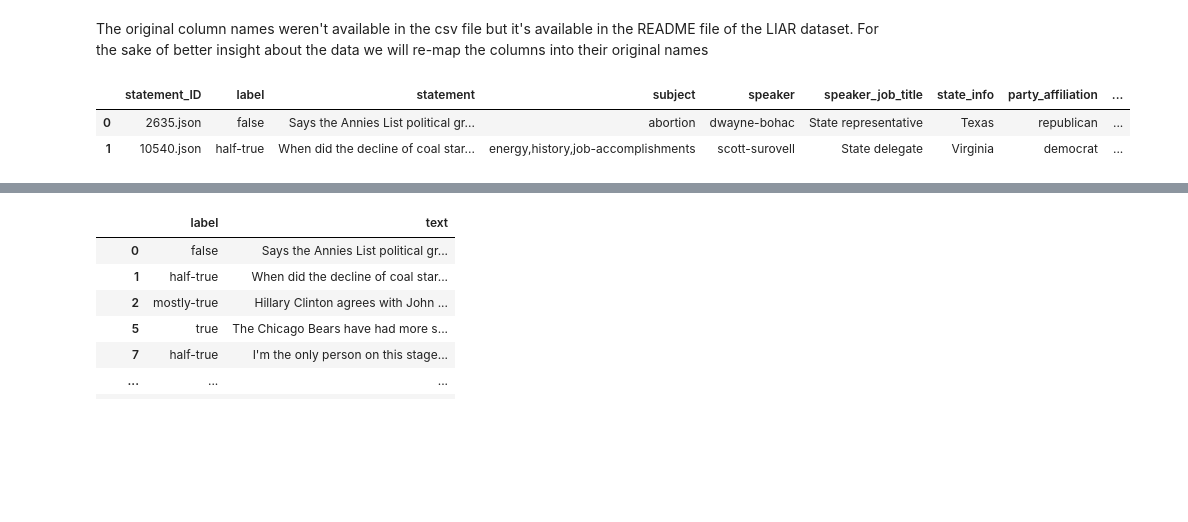
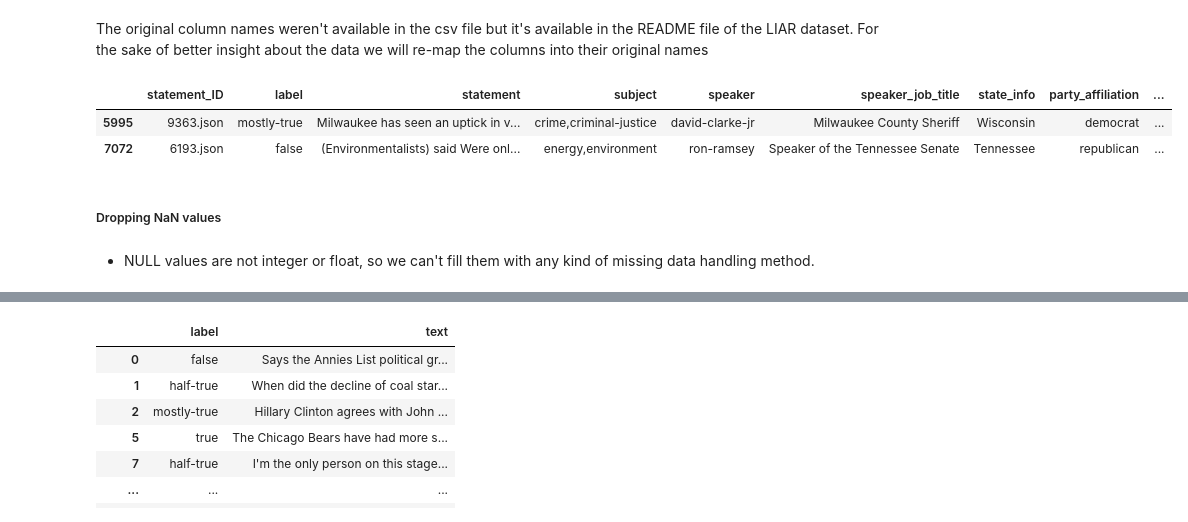
Before and after one commit to oguzaliarslan/llm_fake_news, a Jupyter notebook: main.ipynb, the cells around one changed output, grey strips where cells are left out. Cells and saved outputs as stored; diff of their text form; code cells hidden in the pictures; blank space fills up the shorter version.

```diff
--- a/main.ipynb
+++ b/main.ipynb
@@ -300,25 +251,29 @@ The original column names weren't available in the csv file but it's available i
 # %%
 # liar dataset
 column_mapping = {
     0: 'statement_ID',
     1: 'label',
     2: 'statement',
     3: 'subject',
     4: 'speaker',
     5: 'speaker_job_title',
     6: 'state_info',
     7: 'party_affiliation',
     8: 'barely_true_counts',
     9: 'false_counts',
     10: 'half_true_counts',
     11: 'mostly_true_counts',
     12: 'pants_on_fire_counts',
     13: 'context'
 }
 
 liar_dataset = liar_dataset.rename(columns=column_mapping)
-liar_dataset.head(n=2)
+liar_dataset.sample(n=2)
 # %% [output]
 |  | statement_ID | label | statement | subject | speaker | speaker_job_title | state_info | party_affiliation | ... |
-| 0 | 2635.json | false | Says the Annies List political gr... | abortion | dwayne-bohac | State representative | Texas | republican | ... |
-| 1 | 10540.json | half-true | When did the decline of coal star... | energy,history,job-accomplishments | scott-surovell | State delegate | Virginia | democrat | ... |
+| 5995 | 9363.json | mostly-true | Milwaukee has seen an uptick in v... | crime,criminal-justice | david-clarke-jr | Milwaukee County Sheriff | Wisconsin | democrat | ... |
+| 7072 | 6193.json | false | (Environmentalists) said Were onl... | energy,environment | ron-ramsey | Speaker of the Tennessee Senate | Tennessee | republican | ... |
+# %% [markdown]
+##### Dropping NaN values
+# %% [markdown]
+* NULL values are not integer or float, so we can't fill them with any kind of missing data handling method.
```
Also changed, not shown: parts of 86 cells of this notebook, 3 other files.
